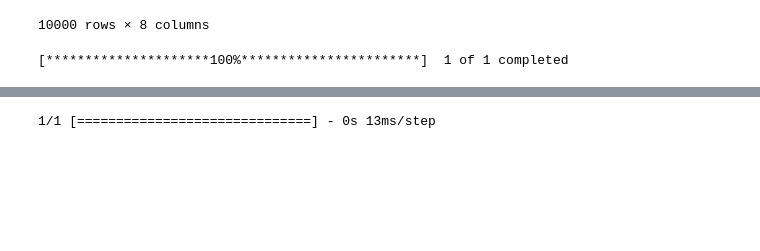
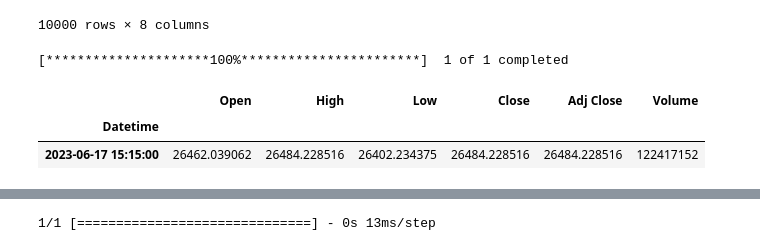
Before and after one commit to Satcomx00-x00/AI-Guess-Price-BTC, a Jupyter notebook: v4.ipynb, the cells around one changed output, grey strips where cells are left out. Saved outputs shown, nothing was run; the diff lists cells and outputs as text; code cells hidden in the pictures; blank space fills up the shorter version.

```diff
--- a/v4.ipynb
+++ b/v4.ipynb
@@ -224,6 +218,11 @@ scaler = np.load('scalerv5.npy', allow_pickle=True).item()
 # %%
 # downloade the data with yfinance, get the last 2 hours
-last_60_minutes = yf.download(tickers='BTC-USD', period='2h', interval='1m')
+last_60_minutes = yf.download(tickers='BTC-USD', period='10h', interval='15m')
+# print last data
+last_60_minutes.tail(1)
 # %% [output]
 [*********************100%***********************]  1 of 1 completed
+|  | Open | High | Low | Close | Adj Close | Volume |
+| Datetime |  |  |  |  |  |  |
+| 2023-06-17 15:15:00 | 26462.039062 | 26484.228516 | 26402.234375 | 26484.228516 | 26484.228516 | 122417152 |
 # %%
```
Also changed, not shown: parts of 12 cells of this notebook, 9 other files.
